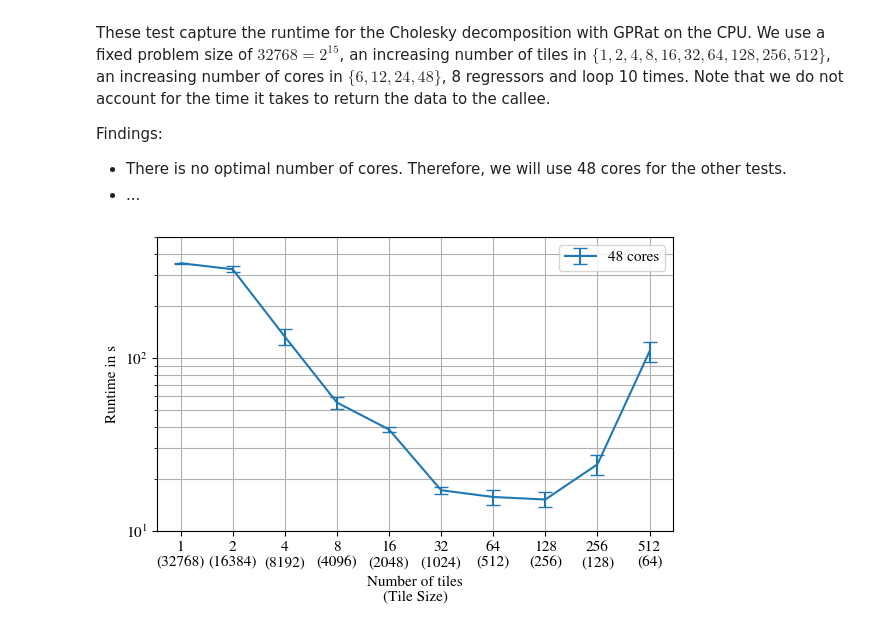
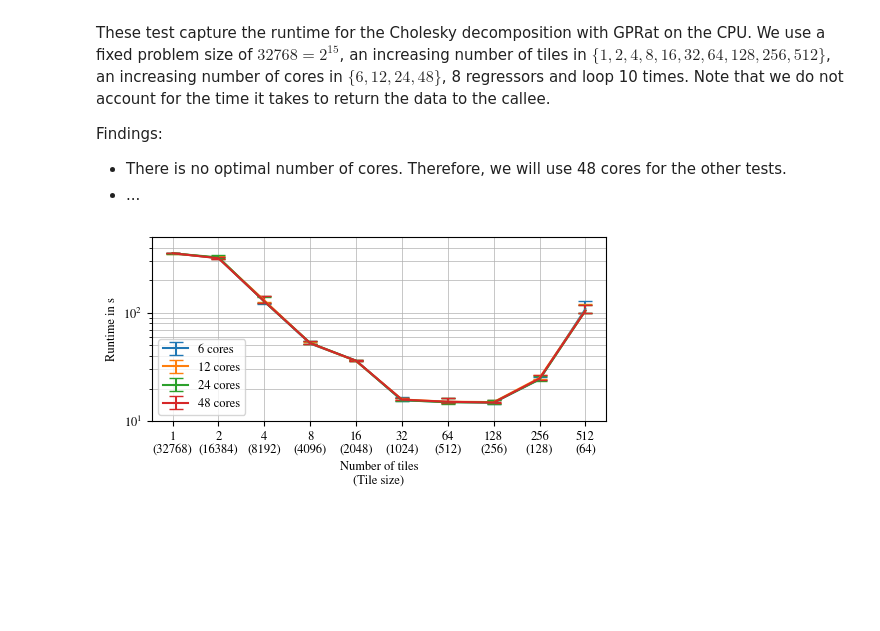
Before and after one commit to moellh/GPRat, a Jupyter notebook: 1-2-cholesky-cpu.ipynb, the cells around one changed output. Drawn from its saved outputs; the diff is of its cells as text; code cells hidden in the pictures; blank space fills up the shorter version.

```diff
--- a/1-2-cholesky-cpu.ipynb
+++ b/1-2-cholesky-cpu.ipynb
@@ -16,18 +16,19 @@ import pandas as pd
 import numpy as np
 import matplotlib.pyplot as plt
 import os
-from matplotlib.cm import viridis
-from matplotlib.colors import Normalize
 import matplotlib as mpl
+from scipy.stats.distributions import chi2
+from mpl_toolkits.axes_grid1.inset_locator import zoomed_inset_axes
 
 mpl.rcParams['mathtext.fontset'] = 'stix'
 mpl.rcParams['font.family'] = 'STIXGeneral'
-mpl.rcParams.update({'font.size': 11})
+mpl.rcParams.update({'font.size': 9})
 mpl.rcParams.update({'errorbar.capsize': 5})
+mpl.rcParams.update({'grid.linewidth': 0.5})
 # %%
 # load data
 
-apex_dir_cholesky = "./data/2" # TODO: set to 1
+apex_dir_cholesky = "./data/1"
 apex_dir_steps = "./data/2"
 
 names_cholesky = [
@@ -70,35 +71,46 @@ def apex_files_to_df(dir, names):
 
 df_cholesky = apex_files_to_df(apex_dir_cholesky, names_cholesky)
 df_steps = apex_files_to_df(apex_dir_steps, names_steps)
+# %%
+def confidence_error(df, confidence=0.95, column="stddev"):
+    alpha = 1.0 - confidence
+    lower_limit = df[column] * np.sqrt(
+        (df["n_loops"] - 1) / chi2.ppf(1 - (alpha / 2), df=(df["n_loops"] - 1))
+    )
+    upper_limit = df[column] * np.sqrt(
+        (df["n_loops"] - 1) / chi2.ppf(alpha / 2, df=(df["n_loops"] - 1))
+    )
+    return [lower_limit, upper_limit]
 # %%
 # plot for cholesky
 
 n_train = 32768
 
-plt.figure(figsize=(6, 4))
+plt.figure(figsize=(5, 2.5))
 
-plt.xlabel('Number of tiles\n(Tile Size)')
+plt.xlabel('Number of tiles\n(Tile size)')
 plt.ylabel('Runtime in s')
 plt.grid(True, which="both")
 plt.xscale('log', base=2)
 plt.yscale("log", base=10)
 plt.ylim(10,500)
 
 xticks = df_cholesky['n_tiles'].unique()
 tile_sizes = n_train / xticks
 plt.xticks(
     xticks,
     [f"{int(tile)}\n({int(size)})" for tile, size in zip(xticks, tile_sizes)],
 )
 
 for n_cores, group in df_cholesky.groupby("n_cores"):
-    plt.errorbar(group['n_tiles'], group['mean']/10**9, yerr=2*group["stddev"]/10**9, label=f"{n_cores} cores")
+    lower, upper = confidence_error(group, 0.95)
+    plt.errorbar(group['n_tiles'], group['mean']/10**9, yerr=[lower/10**9, upper/10**9], label=f"{n_cores} cores")
 
 plt.legend()
-plt.tight_layout()
+plt.tight_layout(pad=0)
 plt.savefig("./pdf/cholesky-cpu.pdf")
 # %% [output]
-[figure, old version]
+[figure, new version]
 # %%
 # plot for cholesky steps
 
```
Also changed, not shown: parts of 3 cells of this notebook, 50 other files.
